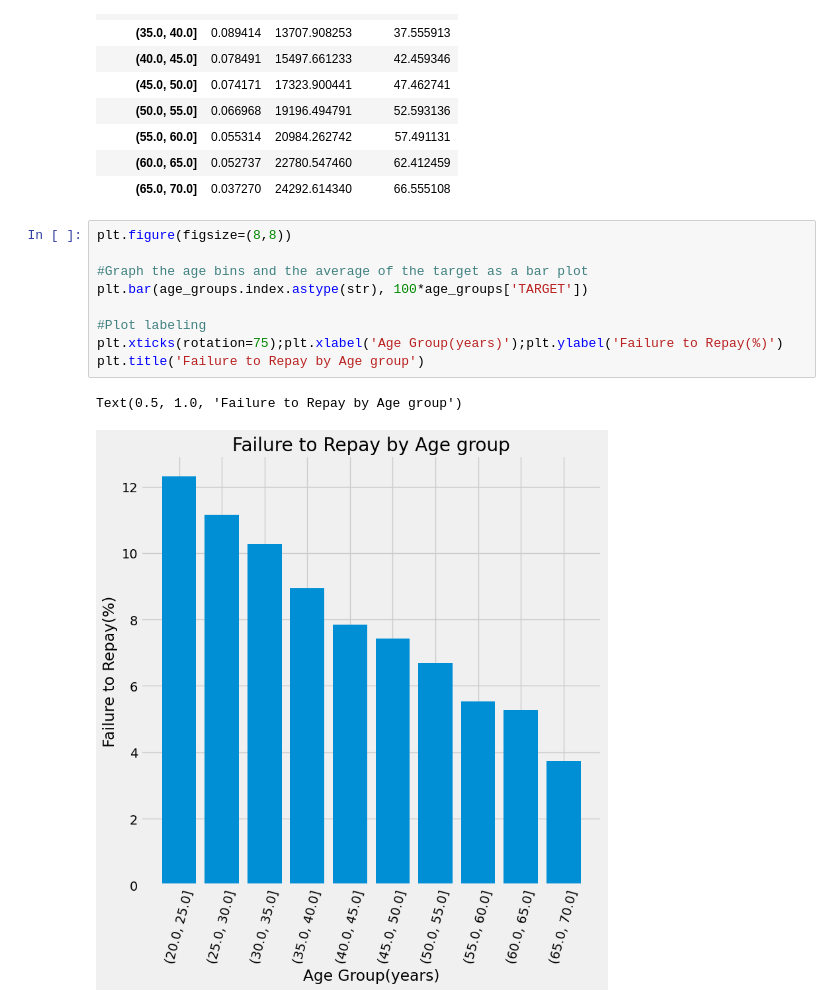
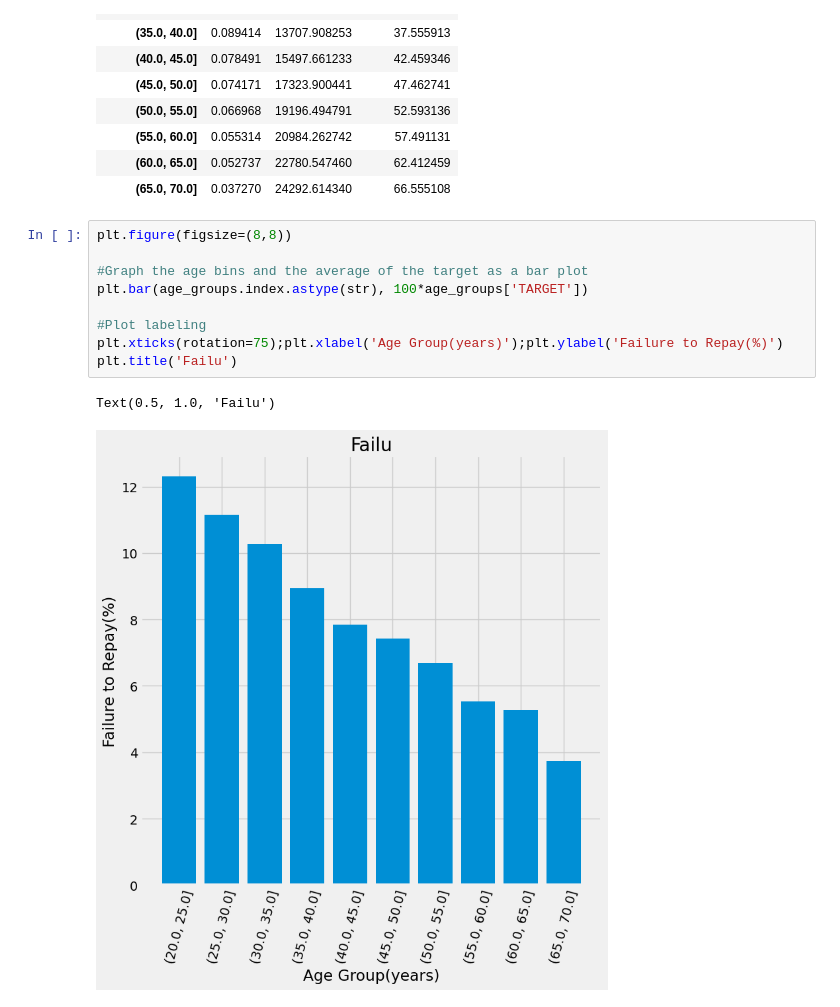
Before and after one commit to jhk990602/datapractice, a Jupyter notebook: HomeCreditDefaultRisk_1.ipynb, the cells around one changed output. Cells and saved outputs as stored; diff of their text form.

```diff
--- a/HomeCreditDefaultRisk_1.ipynb
+++ b/HomeCreditDefaultRisk_1.ipynb
@@ -355,12 +355,12 @@ age_groups
 # %%
 plt.figure(figsize=(8,8))
 
 #Graph the age bins and the average of the target as a bar plot
 plt.bar(age_groups.index.astype(str), 100*age_groups['TARGET'])
 
 #Plot labeling
 plt.xticks(rotation=75);plt.xlabel('Age Group(years)');plt.ylabel('Failure to Repay(%)')
-plt.title('Failure to Repay by Age group')
+plt.title('Failu')
 # %% [output]
-Text(0.5, 1.0, 'Failure to Repay by Age group')
+Text(0.5, 1.0, 'Failu')
-[figure, old version]
+[figure, new version]
```
Also changed, not shown: parts of 11 cells of this notebook.
